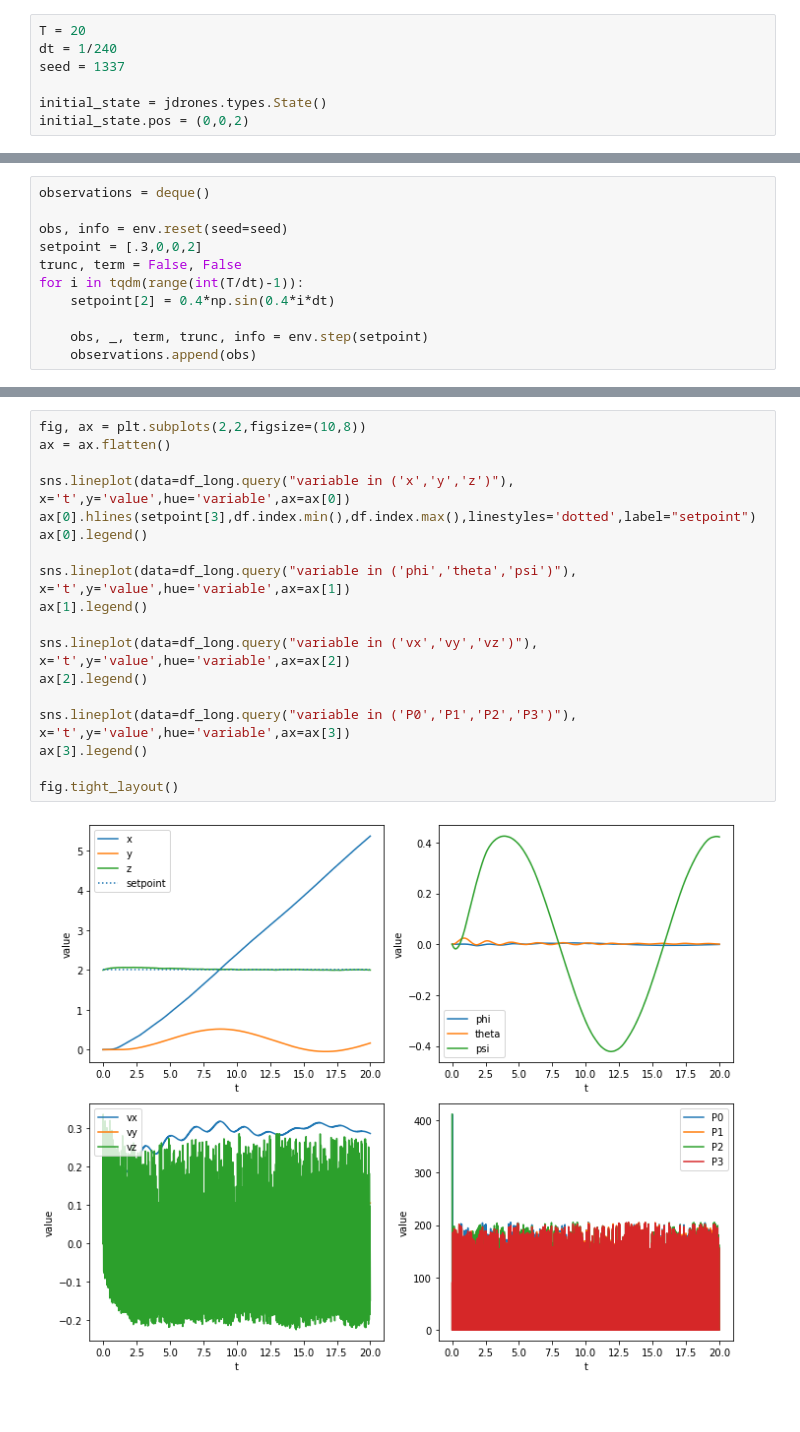
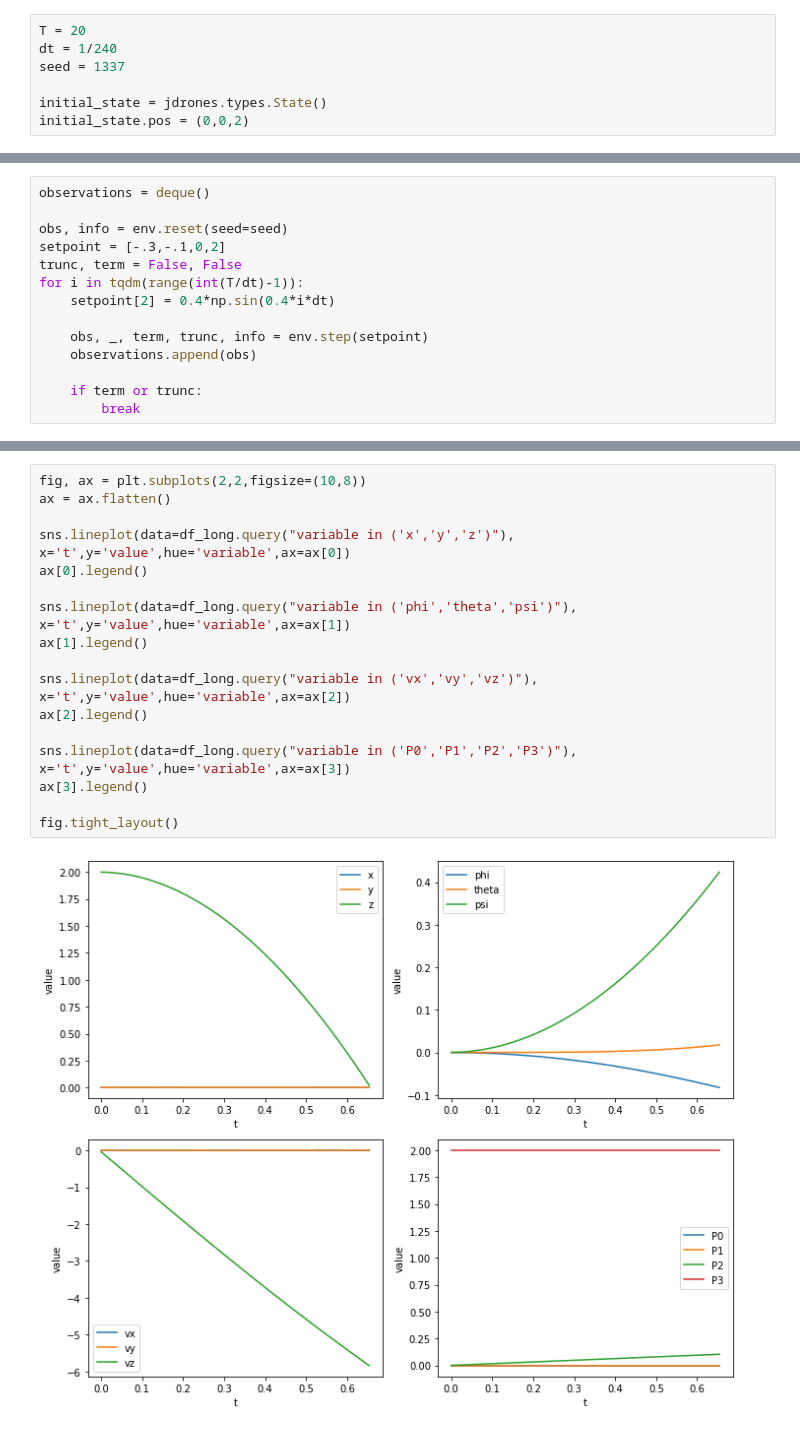
Before and after one commit to iwishiwasaneagle/jdrones, a Jupyter notebook: docs/examples/simple_velocity_heading.ipynb, the cells around one changed output, grey strips where cells are left out. Drawn from its saved outputs; the diff is of its cells as text.

```diff
--- a/docs/examples/simple_velocity_heading.ipynb
+++ b/docs/examples/simple_velocity_heading.ipynb
@@ -44,13 +58,16 @@ base_link
 observations = deque()
 
 obs, info = env.reset(seed=seed)
-setpoint = [.3,0,0,2]
+setpoint = [-.3,-.1,0,2]
 trunc, term = False, False
 for i in tqdm(range(int(T/dt)-1)):
     setpoint[2] = 0.4*np.sin(0.4*i*dt)
 
     obs, _, term, trunc, info = env.step(setpoint)
     observations.append(obs)
+
+    if term or trunc:
+        break
 # %%
 data = np.array(observations)
 t = np.linspace(0,len(data)*dt,len(data))
@@ -92,23 +109,22 @@ df_long
 # %%
 fig, ax = plt.subplots(2,2,figsize=(10,8))
 ax = ax.flatten()
 
 sns.lineplot(data=df_long.query("variable in ('x','y','z')"), x='t',y='value',hue='variable',ax=ax[0])
-ax[0].hlines(setpoint[3],df.index.min(),df.index.max(),linestyles='dotted',label="setpoint")
 ax[0].legend()
 
 sns.lineplot(data=df_long.query("variable in ('phi','theta','psi')"), x='t',y='value',hue='variable',ax=ax[1])
 ax[1].legend()
 
 sns.lineplot(data=df_long.query("variable in ('vx','vy','vz')"), x='t',y='value',hue='variable',ax=ax[2])
 ax[2].legend()
 
 sns.lineplot(data=df_long.query("variable in ('P0','P1','P2','P3')"), x='t',y='value',hue='variable',ax=ax[3])
 ax[3].legend()
 
 fig.tight_layout()
 # %% [output]
-[figure, old version]
+[figure, new version]
 # %%
 fig, ax = plt.subplots(1,1,figsize=(10,8))
 
```
Also changed, not shown: parts of 6 cells of this notebook, 1 other file.
